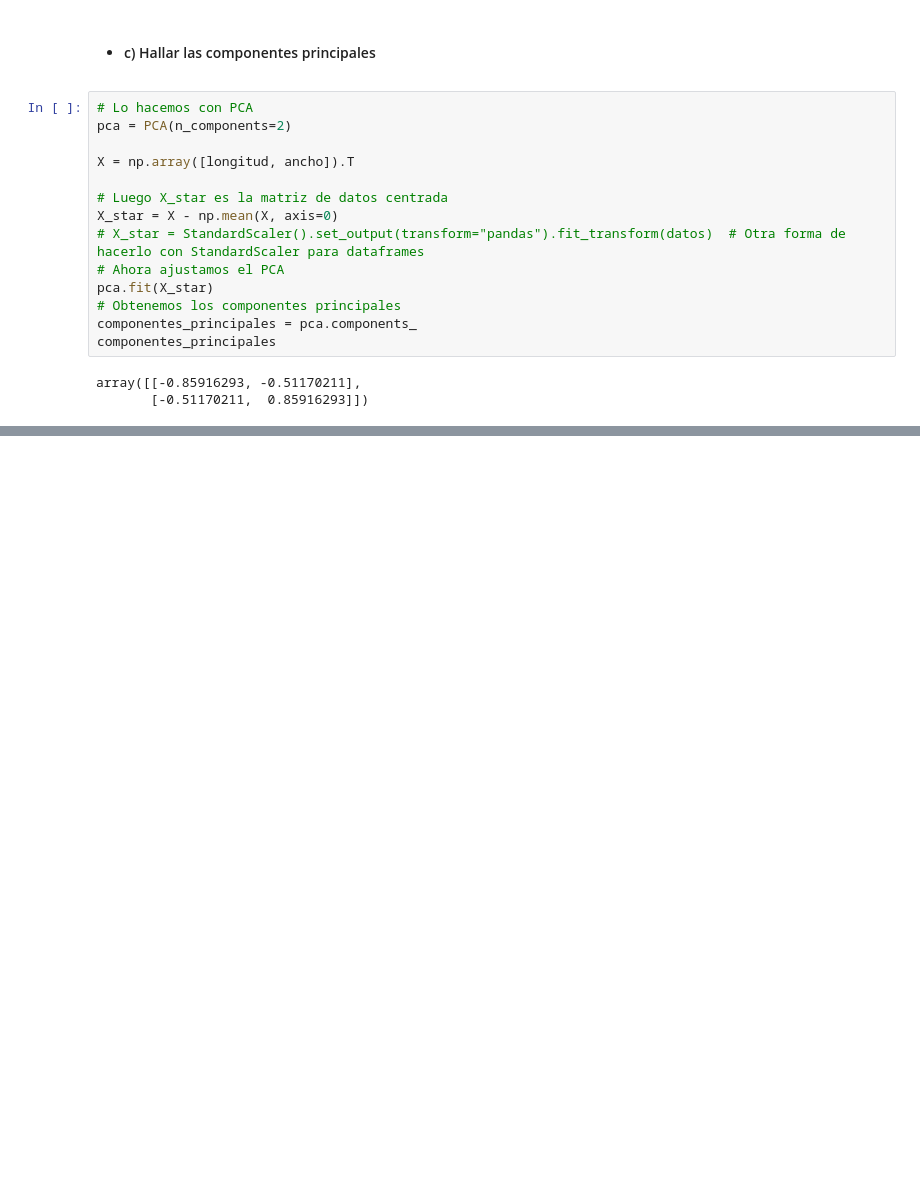
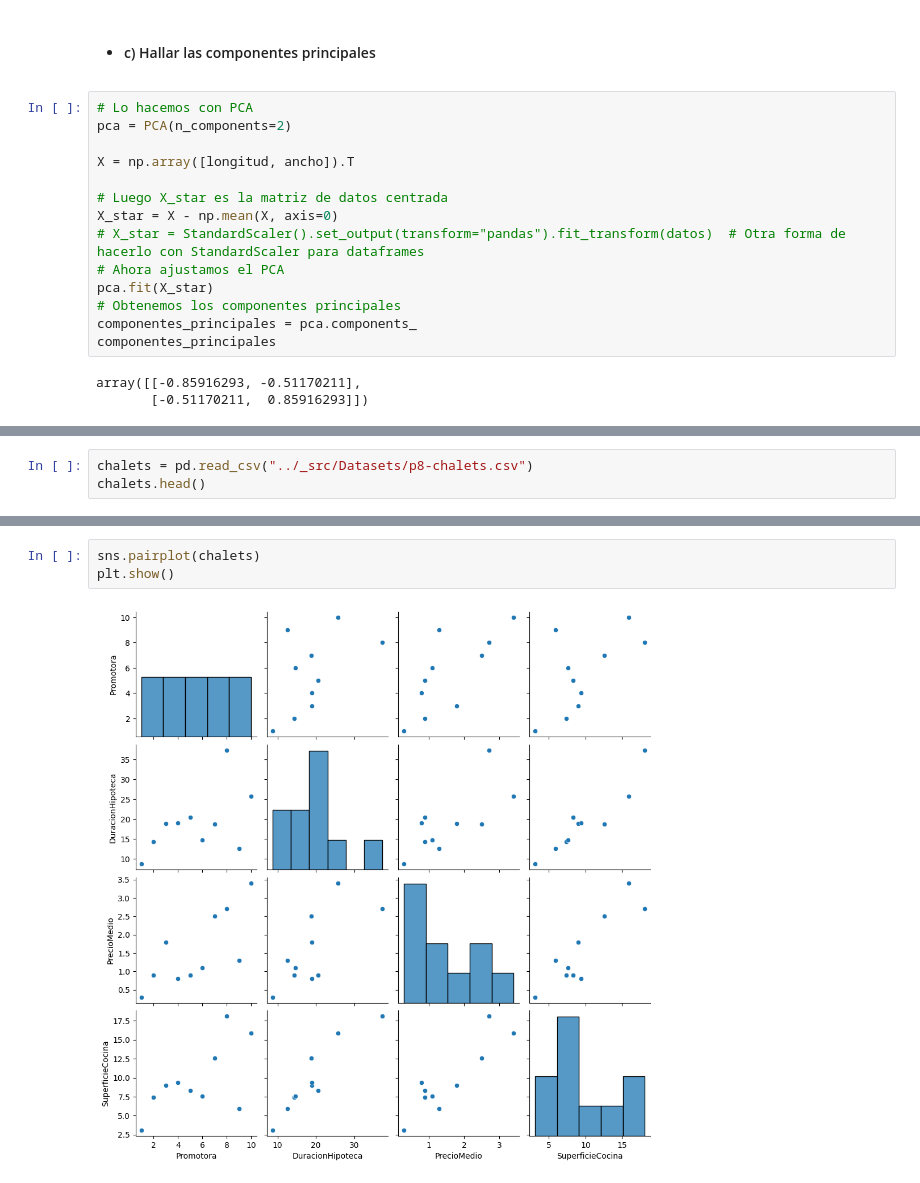
Before and after one commit to Gabrielnm7/Laboratorio-de-Datos1C24, a Jupyter notebook: Practicas/practica8.ipynb, the cells around one changed output, grey strips where cells are left out. Drawn from its saved outputs; the diff is of its cells as text; blank space fills up the shorter version.

```diff
--- a/Practicas/practica8.ipynb
+++ b/Practicas/practica8.ipynb
@@ -81,0 +220,3 @@ array([[-0.85916293, -0.51170211],
+# %%
+chalets = pd.read_csv("../_src/Datasets/p8-chalets.csv")
+chalets.head()
@@ -81,0 +230,5 @@ array([[-0.85916293, -0.51170211],
+# %%
+sns.pairplot(chalets)
+plt.show()
+# %% [output]
+[figure, added]
```
Also changed, not shown: parts of 39 cells of this notebook.
